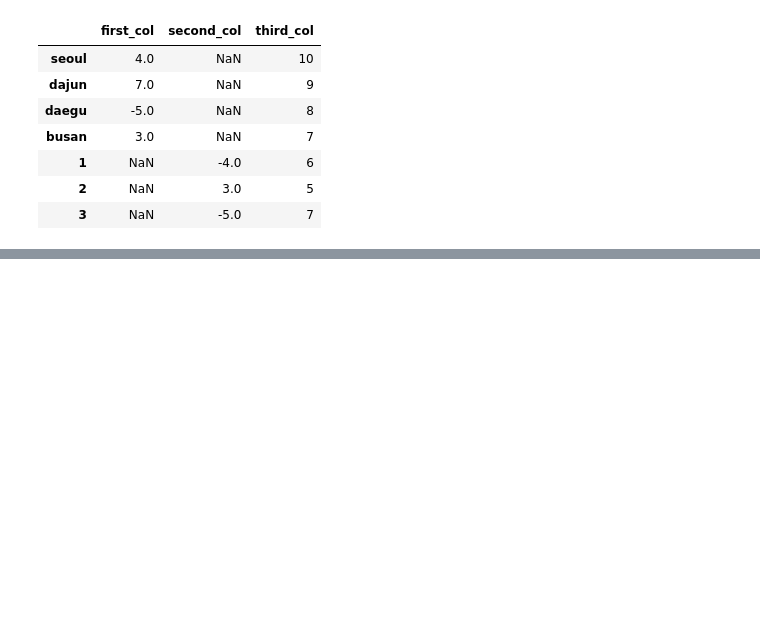
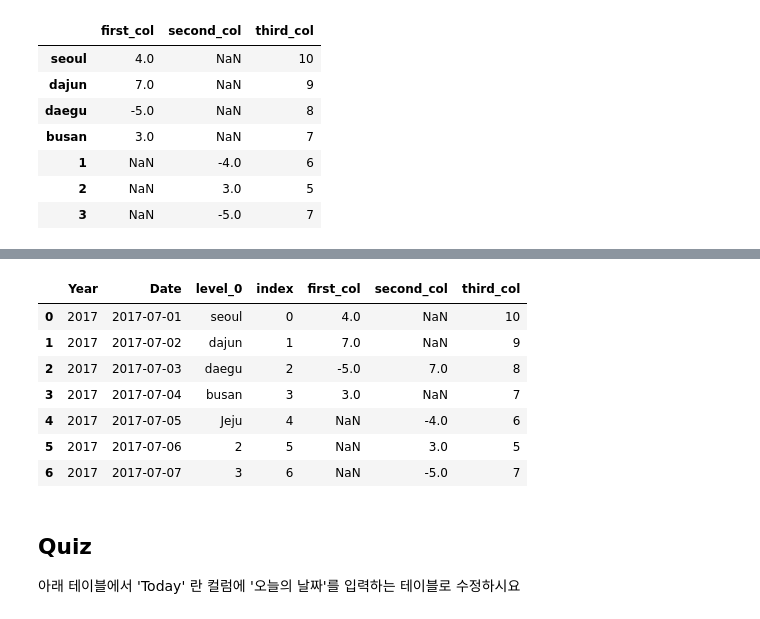
Before and after one commit to YongBeomKim/Tutorials, a Jupyter notebook: Tut_Finance03-pandas.ipynb, the cells around one changed output, grey strips where cells are left out. Drawn from its saved outputs; the diff is of its cells as text; code cells hidden in the pictures; blank space fills up the shorter version.

```diff
--- a/Tut_Finance03-pandas.ipynb
+++ b/Tut_Finance03-pandas.ipynb
@@ -469,0 +354,5 @@ df = pd.read_csv(data, sep=","); df
+# %%
+# column 생성
+# 동일한 객체로 column 채우며 생성
+df['Year'] = '2017'
+df
@@ -469,0 +368,4 @@ df = pd.read_csv(data, sep=","); df
+# %%
+# column 삭제
+df = df.drop('Year', axis = 1)
+df
@@ -469,0 +381,6 @@ df = pd.read_csv(data, sep=","); df
+# %%
+# column 생성2
+# 동일한 객체로 column 채우며 생성
+
+df.insert(0,'Year', '2017')
+df
@@ -469,0 +396,6 @@ df = pd.read_csv(data, sep=","); df
+# %%
+# https://stackoverflow.com/questions/25478773/creating-a-list-with-data-from-a-dataframe-index-in-python
+date_list = pd.date_range('2017-7-1','2017-7-7').tolist()  # a list of Timestamp's
+date_list = [ ts.date() for ts in date_list ]  # a list of datetime.date's
+date_list = [ str(date)  for date in date_list ]
+date_list
@@ -469,0 +410,19 @@ df = pd.read_csv(data, sep=","); df
+# %%
+# [ list ] 객체로 column을 채우며 생성
+# 단 '자료의 길이' 가 동일해야 한다 (아니면 오류가 발생!!!)
+
+df.insert(1,'Date',date_list)
+df
+# %% [output]
+|  | Year | Date | level_0 | index | first_col | second_col | third_col |
+| 0 | 2017 | 2017-07-01 | seoul | 0 | 4.0 | NaN | 10 |
+| 1 | 2017 | 2017-07-02 | dajun | 1 | 7.0 | NaN | 9 |
+| 2 | 2017 | 2017-07-03 | daegu | 2 | -5.0 | 7.0 | 8 |
+| 3 | 2017 | 2017-07-04 | busan | 3 | 3.0 | NaN | 7 |
+| 4 | 2017 | 2017-07-05 | Jeju | 4 | NaN | -4.0 | 6 |
+| 5 | 2017 | 2017-07-06 | 2 | 5 | NaN | 3.0 | 5 |
+| 6 | 2017 | 2017-07-07 | 3 | 6 | NaN | -5.0 | 7 |
+# %% [markdown]
+## Quiz
+아래 테이블에서
+'Today' 란 컬럼에 '오늘의 날짜'를 입력하는 테이블로 수정하시요
```
Also changed, not shown: parts of 121 cells of this notebook.
